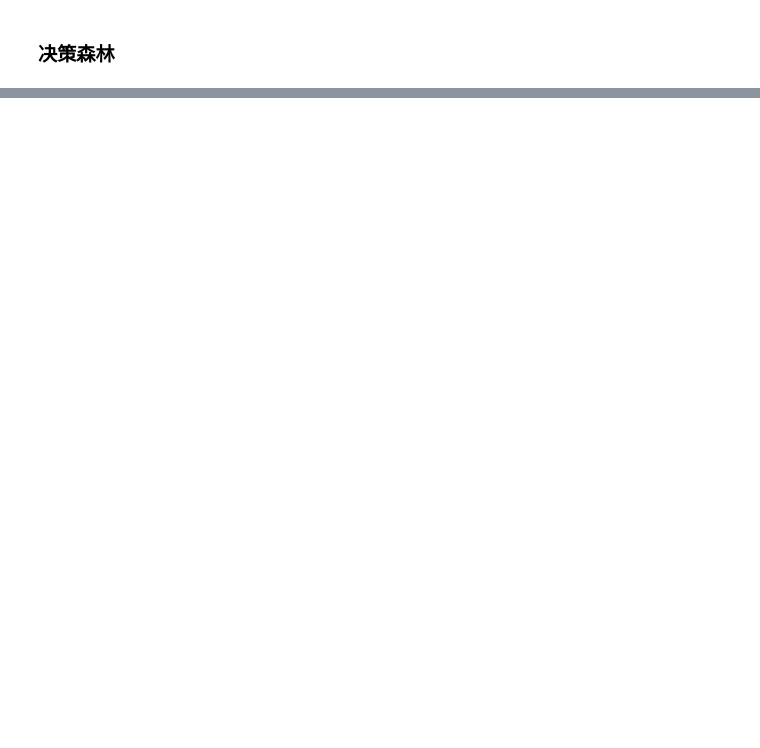
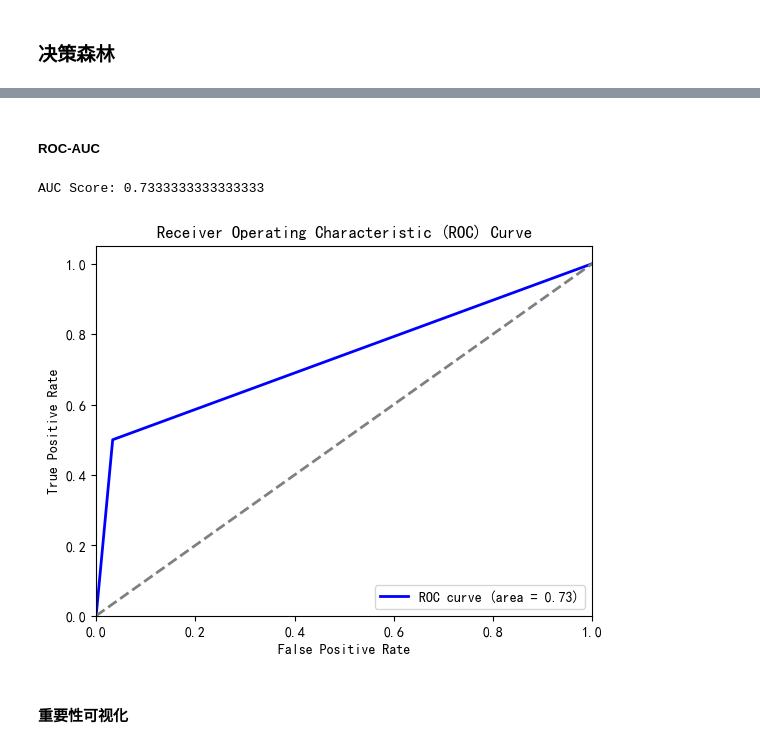
Before and after one commit to SigurYang/Mathematical-modeling, a Jupyter notebook: model_build.ipynb, the cells around one changed output, grey strips where cells are left out. Cells and saved outputs as stored; diff of their text form; code cells hidden in the pictures; blank space fills up the shorter version.

```diff
--- a/model_build.ipynb
+++ b/model_build.ipynb
@@ -421,0 +324,18 @@ ValueError: Found input variables with inconsistent numbers of samples: [39, 38]
+# %%
+splits = list(kf.split(X))
+idx = 2
+val_train_idx,val_test_idx = splits[idx]
+val_X_train,val_X_test = X[val_train_idx],X[val_test_idx]
+val_y_train,val_y_test = y[val_train_idx],y[val_test_idx]
+
+best_rf.fit(val_X_train, val_y_train)
+y_pred_best_rf = best_rf.predict(val_X_test)
+print("Random Forest Best Test Accuracy:", accuracy_score(val_y_test, y_pred_best_rf))
+
+y_train_best_rf = best_rf.predict(val_X_train)
+print("Random Forest Best Train Accuracy:", accuracy_score(val_y_train, y_train_best_rf))
+
+print("Random Forest Report:\n", )
+print(classification_report(val_y_test, y_pred_best_rf))
+print("Confusion Matrix:\n", )
+print(confusion_matrix(val_y_test, y_pred_best_rf))
@@ -421,0 +360,23 @@ ValueError: Found input variables with inconsistent numbers of samples: [39, 38]
+# %% [markdown]
+##### ROC-AUC
+# %%
+auc_score = roc_auc_score(val_y_test, y_pred_best_rf)
+print(f"AUC Score: {auc_score}")
+
+# 绘制AUC-ROC曲线
+fpr, tpr, _ = roc_curve(val_y_test, y_pred_best_rf)
+plt.figure()
+plt.plot(fpr, tpr, color='blue', lw=2, label=f'ROC curve (area = {auc_score:.2f})')
+plt.plot([0, 1], [0, 1], color='gray', lw=2, linestyle='--')
+plt.xlim([0.0, 1.0])
+plt.ylim([0.0, 1.05])
+plt.xlabel('False Positive Rate')
+plt.ylabel('True Positive Rate')
+plt.title('Receiver Operating Characteristic (ROC) Curve')
+plt.legend(loc="lower right")
+plt.show()
+# %% [output]
+AUC Score: 0.7333333333333333
+[figure, added]
+# %% [markdown]
+#### 重要性可视化
```
Also changed, not shown: parts of 40 cells of this notebook, 4 other files.
